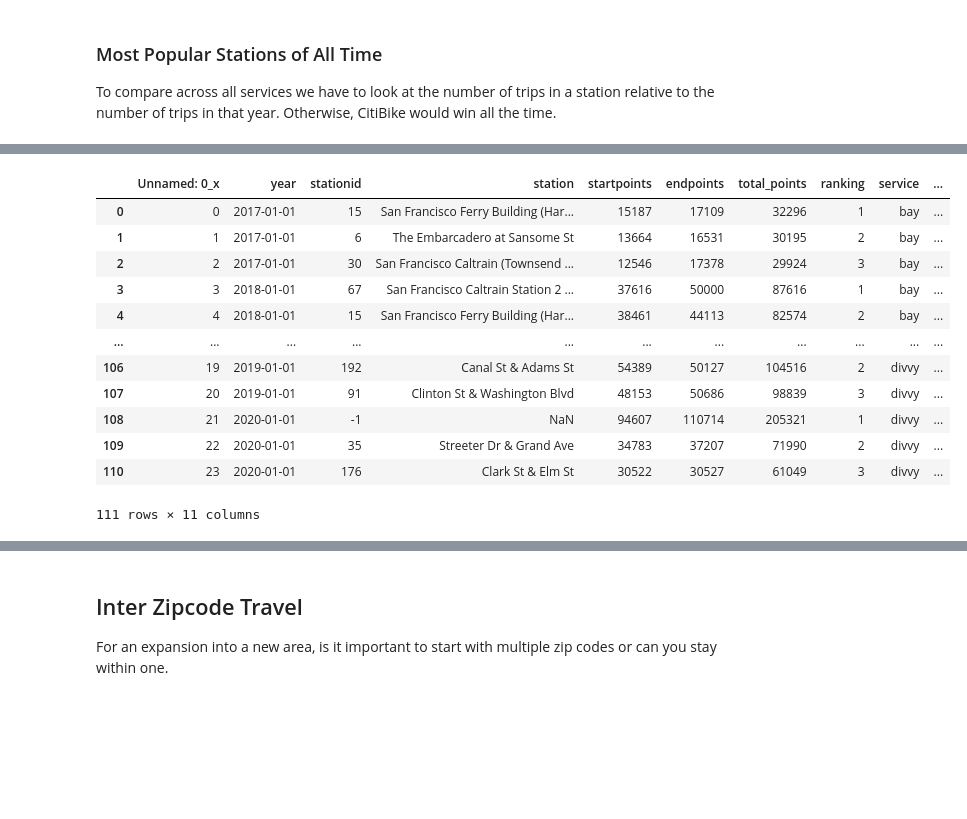
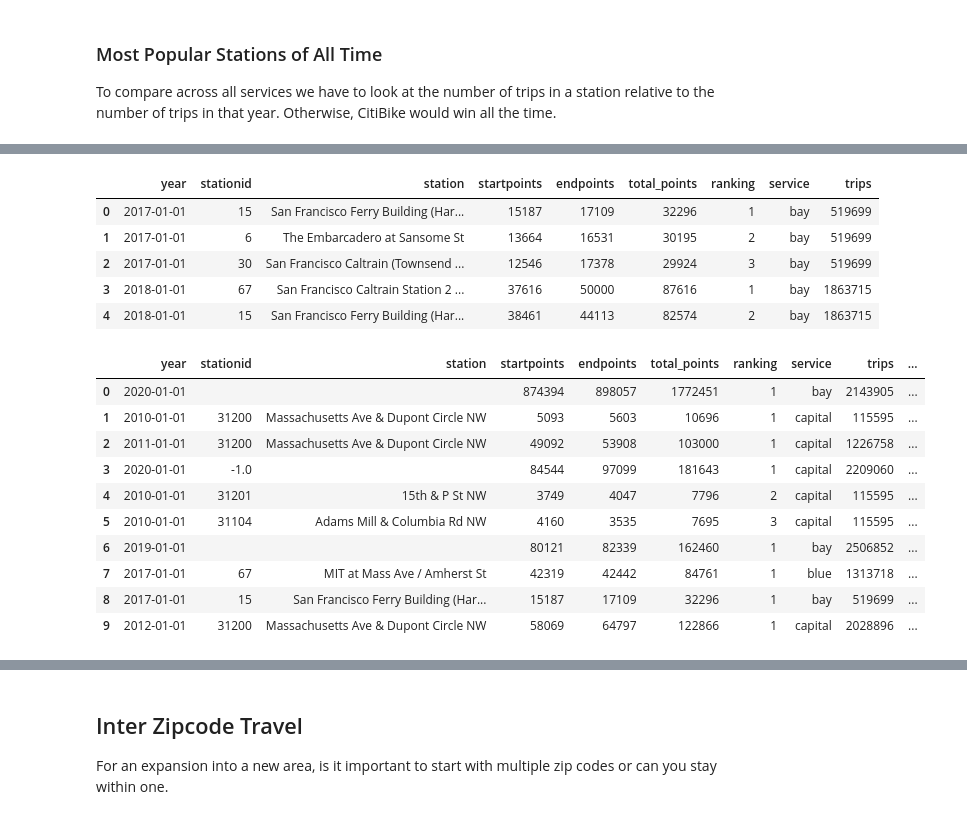
Before and after one commit to Williamdst/Bike-Share-USA, a Jupyter notebook: III_EDA.ipynb, the cells around one changed output, grey strips where cells are left out. Drawn from its saved outputs; the diff is of its cells as text; code cells hidden in the pictures; blank space fills up the shorter version.

Commit message:
Finished Popularity Contest
Finished the analysis of the most popular stations

```diff
--- a/III_EDA.ipynb
+++ b/III_EDA.ipynb
@@ -408,17 +370,10 @@ trips_per_year
 # %%
 most_popular_ratio = pd.merge(most_popular_3, trips_per_year, how='left', on=['year', 'service'])
-most_popular_ratio
+most_popular_ratio.head()
 # %% [output]
-|  | Unnamed: 0_x | year | stationid | station | startpoints | endpoints | total_points | ranking | service | ... |
-| 0 | 0 | 2017-01-01 | 15 | San Francisco Ferry Building (Har... | 15187 | 17109 | 32296 | 1 | bay | ... |
-| 1 | 1 | 2017-01-01 | 6 | The Embarcadero at Sansome St | 13664 | 16531 | 30195 | 2 | bay | ... |
-| 2 | 2 | 2017-01-01 | 30 | San Francisco Caltrain (Townsend ... | 12546 | 17378 | 29924 | 3 | bay | ... |
-| 3 | 3 | 2018-01-01 | 67 | San Francisco Caltrain Station 2 ... | 37616 | 50000 | 87616 | 1 | bay | ... |
-| 4 | 4 | 2018-01-01 | 15 | San Francisco Ferry Building (Har... | 38461 | 44113 | 82574 | 2 | bay | ... |
-| ... | ... | ... | ... | ... | ... | ... | ... | ... | ... | ... |
-| 106 | 19 | 2019-01-01 | 192 | Canal St & Adams St | 54389 | 50127 | 104516 | 2 | divvy | ... |
-| 107 | 20 | 2019-01-01 | 91 | Clinton St & Washington Blvd | 48153 | 50686 | 98839 | 3 | divvy | ... |
-| 108 | 21 | 2020-01-01 | -1 | NaN | 94607 | 110714 | 205321 | 1 | divvy | ... |
-| 109 | 22 | 2020-01-01 | 35 | Streeter Dr & Grand Ave | 34783 | 37207 | 71990 | 2 | divvy | ... |
-| 110 | 23 | 2020-01-01 | 176 | Clark St & Elm St | 30522 | 30527 | 61049 | 3 | divvy | ... |
+|  | year | stationid | station | startpoints | endpoints | total_points | ranking | service | trips |
+| 0 | 2017-01-01 | 15 | San Francisco Ferry Building (Har... | 15187 | 17109 | 32296 | 1 | bay | 519699 |
+| 1 | 2017-01-01 | 6 | The Embarcadero at Sansome St | 13664 | 16531 | 30195 | 2 | bay | 519699 |
+| 2 | 2017-01-01 | 30 | San Francisco Caltrain (Townsend ... | 12546 | 17378 | 29924 | 3 | bay | 519699 |
+| 3 | 2018-01-01 | 67 | San Francisco Caltrain Station 2 ... | 37616 | 50000 | 87616 | 1 | bay | 1863715 |
+| 4 | 2018-01-01 | 15 | San Francisco Ferry Building (Har... | 38461 | 44113 | 82574 | 2 | bay | 1863715 |
-111 rows × 11 columns
@@ -424,0 +384,14 @@ most_popular_ratio
+# %%
+most_popular_ratio.head(10)
+# %% [output]
+|  | year | stationid | station | startpoints | endpoints | total_points | ranking | service | trips | ... |
+| 0 | 2020-01-01 |  |  | 874394 | 898057 | 1772451 | 1 | bay | 2143905 | ... |
+| 1 | 2010-01-01 | 31200 | Massachusetts Ave & Dupont Circle NW | 5093 | 5603 | 10696 | 1 | capital | 115595 | ... |
+| 2 | 2011-01-01 | 31200 | Massachusetts Ave & Dupont Circle NW | 49092 | 53908 | 103000 | 1 | capital | 1226758 | ... |
+| 3 | 2020-01-01 | -1.0 |  | 84544 | 97099 | 181643 | 1 | capital | 2209060 | ... |
+| 4 | 2010-01-01 | 31201 | 15th & P St NW | 3749 | 4047 | 7796 | 2 | capital | 115595 | ... |
+| 5 | 2010-01-01 | 31104 | Adams Mill & Columbia Rd NW | 4160 | 3535 | 7695 | 3 | capital | 115595 | ... |
+| 6 | 2019-01-01 |  |  | 80121 | 82339 | 162460 | 1 | bay | 2506852 | ... |
+| 7 | 2017-01-01 | 67 | MIT at Mass Ave / Amherst St | 42319 | 42442 | 84761 | 1 | blue | 1313718 | ... |
+| 8 | 2017-01-01 | 15 | San Francisco Ferry Building (Har... | 15187 | 17109 | 32296 | 1 | bay | 519699 | ... |
+| 9 | 2012-01-01 | 31200 | Massachusetts Ave & Dupont Circle NW | 58069 | 64797 | 122866 | 1 | capital | 2028896 | ... |
```
Also changed, not shown: parts of 14 cells of this notebook, 3 other files.
